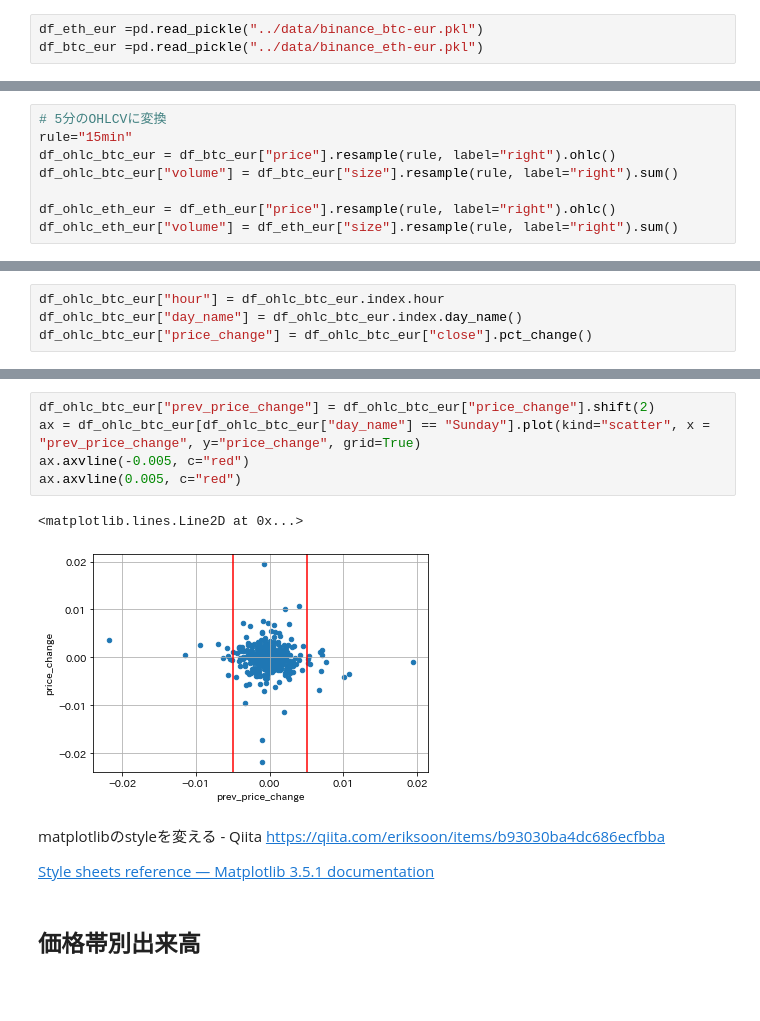
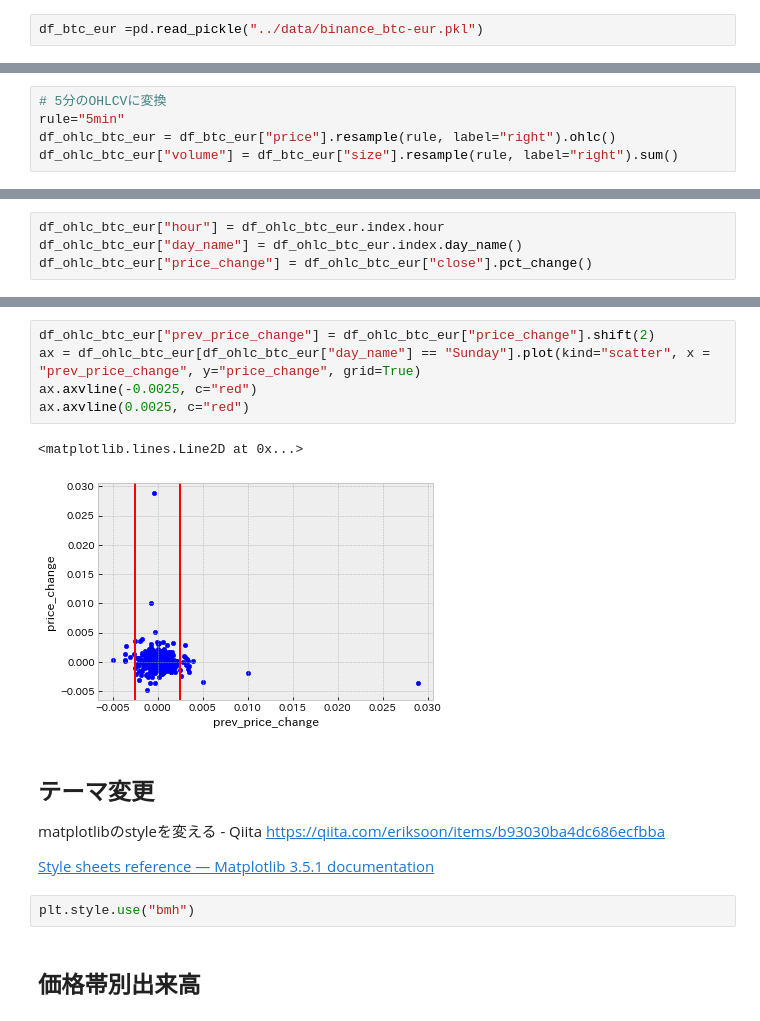
Before and after one commit to fin-py/botter4visualization, a Jupyter notebook: source/static_plots.ipynb, the cells around one changed output, grey strips where cells are left out. Cells and saved outputs as stored; diff of their text form; blank space fills up the shorter version.

```diff
--- a/source/static_plots.ipynb
+++ b/source/static_plots.ipynb
@@ -16,8 +16,7 @@
 # %%
 import pandas as pd
 # %%
-df_eth_eur =pd.read_pickle("../data/binance_btc-eur.pkl")
-df_btc_eur =pd.read_pickle("../data/binance_eth-eur.pkl")
+df_btc_eur =pd.read_pickle("../data/binance_btc-eur.pkl")
 # %%
 df_btc_eur.head()
 # %% [output]
@@ -46,11 +45,8 @@ memory usage: 60.0+ MB
 # %%
 # 5分のOHLCVに変換
-rule="15min"
+rule="5min"
 df_ohlc_btc_eur = df_btc_eur["price"].resample(rule, label="right").ohlc()
 df_ohlc_btc_eur["volume"] = df_btc_eur["size"].resample(rule, label="right").sum()
-
-df_ohlc_eth_eur = df_eth_eur["price"].resample(rule, label="right").ohlc()
-df_ohlc_eth_eur["volume"] = df_eth_eur["size"].resample(rule, label="right").sum()
 # %%
 df_ohlc_btc_eur.head()
 # %% [output]
@@ -194,16 +193,20 @@ for name, s in list(df_ohlc_btc_eur.groupby("day_name")["price_change"]):
 # %%
 df_ohlc_btc_eur["prev_price_change"] = df_ohlc_btc_eur["price_change"].shift(2)
 ax = df_ohlc_btc_eur[df_ohlc_btc_eur["day_name"] == "Sunday"].plot(kind="scatter", x = "prev_price_change", y="price_change", grid=True)
-ax.axvline(-0.005, c="red")
-ax.axvline(0.005, c="red")
+ax.axvline(-0.0025, c="red")
+ax.axvline(0.0025, c="red")
 # %% [output]
 <matplotlib.lines.Line2D at 0x...>
-[figure, old version]
+[figure, new version]
 # %% [markdown]
+## テーマ変更
+
 matplotlibのstyleを変える - Qiita
 https://qiita.com/eriksoon/items/b93030ba4dc686ecfbba
 
 [Style sheets reference — Matplotlib 3.5.1 documentation](https://matplotlib.org/3.5.1/gallery/style_sheets/style_sheets_reference.html)
+# %%
+plt.style.use("bmh")
 # %% [markdown]
 ## 価格帯別出来高
 # %%
```
Also changed, not shown: parts of 18 cells of this notebook, 4 other files.
